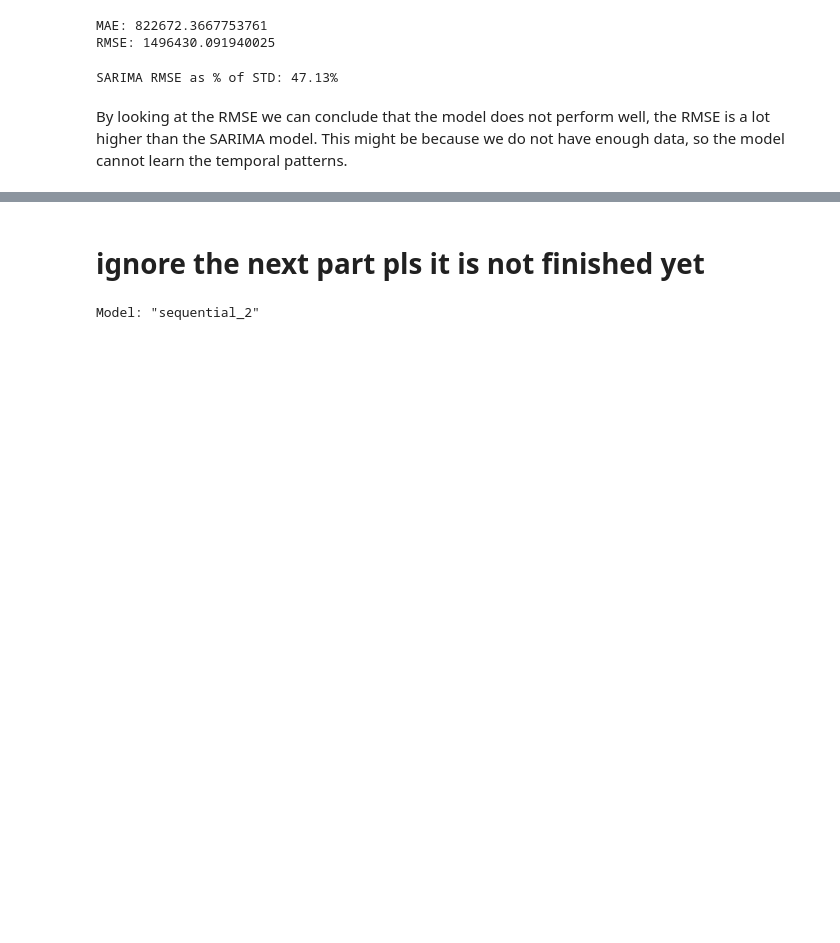
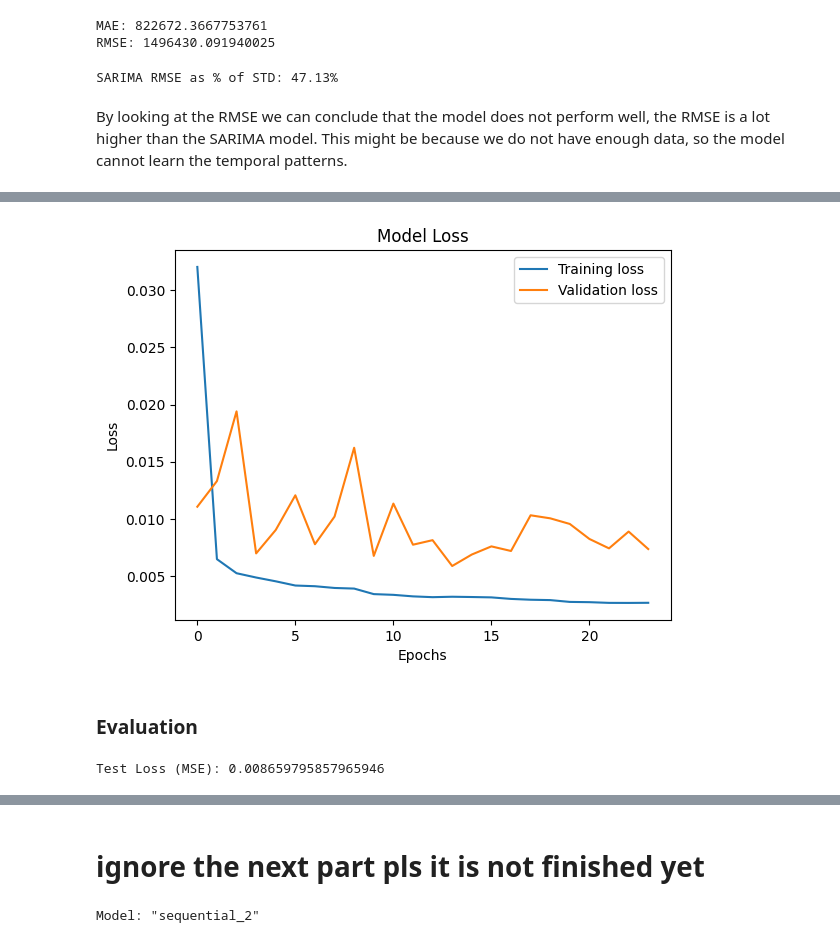
Before and after one commit to estherw66/EnergieOpwek, a Jupyter notebook: models/SolarEnergyPrediction.ipynb, the cells around one changed output, grey strips where cells are left out. Cells and saved outputs as stored; diff of their text form; code cells hidden in the pictures; blank space fills up the shorter version.

Commit message:
Another LSTM model

```diff
--- a/models/SolarEnergyPrediction.ipynb
+++ b/models/SolarEnergyPrediction.ipynb
@@ -476,0 +477,22 @@ By looking at the RMSE we can conclude that the model does not perform well, the
+# %%
+from tensorflow.keras.regularizers import l2
+from tensorflow.keras.optimizers import Adam
+
+model = Sequential()
+
+model.add(Input(shape=(X_train.shape[1], X_train.shape[2])))
+
+model.add(LSTM(100, activation='relu', return_sequences=True, kernel_regularizer=l2(0.001)))
+model.add(Dropout(0.1))
+
+model.add(LSTM(50, activation='relu', return_sequences=True, kernel_regularizer=l2(0.001)))
+model.add(Dropout(0.1))
+
+model.add(LSTM(50, activation='relu', kernel_regularizer=l2(0.001)))
+model.add(Dropout(0.1))
+
+model.add(Dense(64, activation='relu'))
+model.add(Dense(1))
+
+model.compile(optimizer=Adam(learning_rate=0.001), loss='mse')
+model.summary()
@@ -476,0 +523,9 @@ By looking at the RMSE we can conclude that the model does not perform well, the
+# %%
+from tensorflow.keras.optimizers import Adam
+from tensorflow.keras.callbacks import EarlyStopping, ReduceLROnPlateau
+
+early_stopping = EarlyStopping(monitor='val_loss', patience=10, restore_best_weights=True)
+reduce_lr = ReduceLROnPlateau(monitor='val_loss', factor=0.5, patience=5, min_lr=0.0001)
+# %%
+hist = model.fit(X_train, y_train, epochs=100, batch_size=32, validation_split=0.2,
+                 callbacks=[early_stopping, reduce_lr])
@@ -476,0 +550,17 @@ By looking at the RMSE we can conclude that the model does not perform well, the
+# %%
+plt.plot(hist.history['loss'], label='Training loss')
+plt.plot(hist.history['val_loss'], label='Validation loss')
+plt.legend()
+plt.title('Model Loss')
+plt.xlabel('Epochs')
+plt.ylabel('Loss')
+plt.show()
+# %% [output]
+[figure, added]
+# %% [markdown]
+### Evaluation
+# %%
+test_loss = model.evaluate(X_test, y_test, verbose=0)
+print(f"Test Loss (MSE): {test_loss}")
+# %% [output]
+Test Loss (MSE): 0.008659795857965946
```
Also changed, not shown: parts of 12 cells of this notebook.
